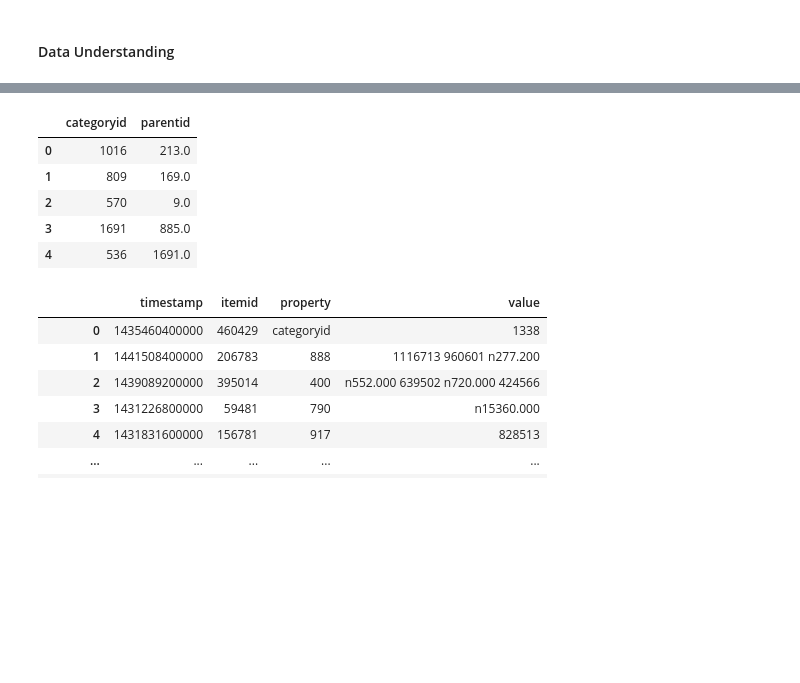
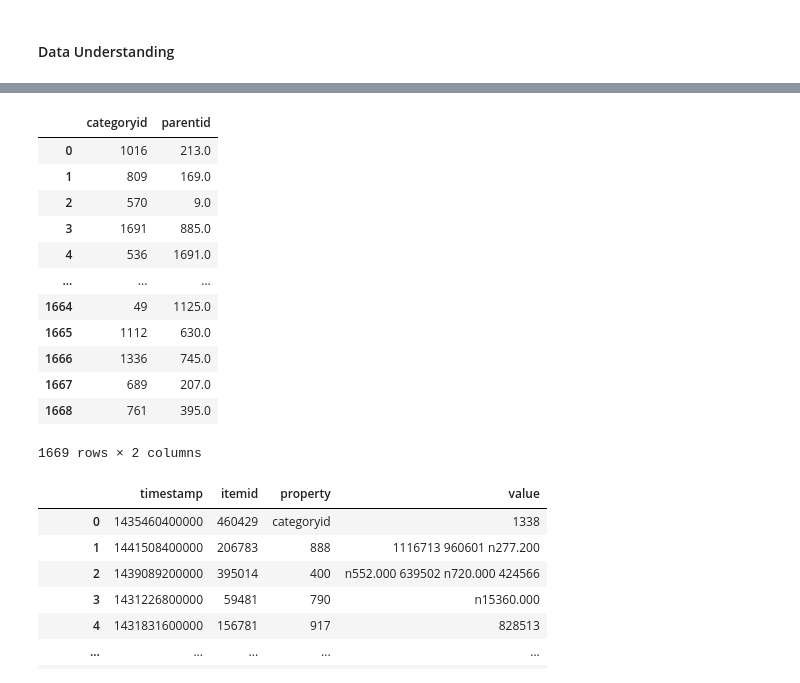
Before and after one commit to adubrightkwartengsnr/Recommendation-System-For-E-commerce, a Jupyter notebook: notebooks/recommendation_system.ipynb, the cells around one changed output, grey strips where cells are left out. Drawn from its saved outputs; the diff is of its cells as text; code cells hidden in the pictures; blank space fills up the shorter version.

```diff
--- a/notebooks/recommendation_system.ipynb
+++ b/notebooks/recommendation_system.ipynb
@@ -121,13 +129,20 @@ events_df.head()
 # %%
-# Load first five rows of category_tree_df
-category_tree_df.head()
+# Load the category_tree_df
+category_tree_df
 # %% [output]
 |  | categoryid | parentid |
 | 0 | 1016 | 213.0 |
 | 1 | 809 | 169.0 |
 | 2 | 570 | 9.0 |
 | 3 | 1691 | 885.0 |
 | 4 | 536 | 1691.0 |
+| ... | ... | ... |
+| 1664 | 49 | 1125.0 |
+| 1665 | 1112 | 630.0 |
+| 1666 | 1336 | 745.0 |
+| 1667 | 689 | 207.0 |
+| 1668 | 761 | 395.0 |
+1669 rows × 2 columns
 # %%
 # Load the item_properties1_df
 item_properties1_df
```
Also changed, not shown: parts of 37 cells of this notebook, 1 other file.
